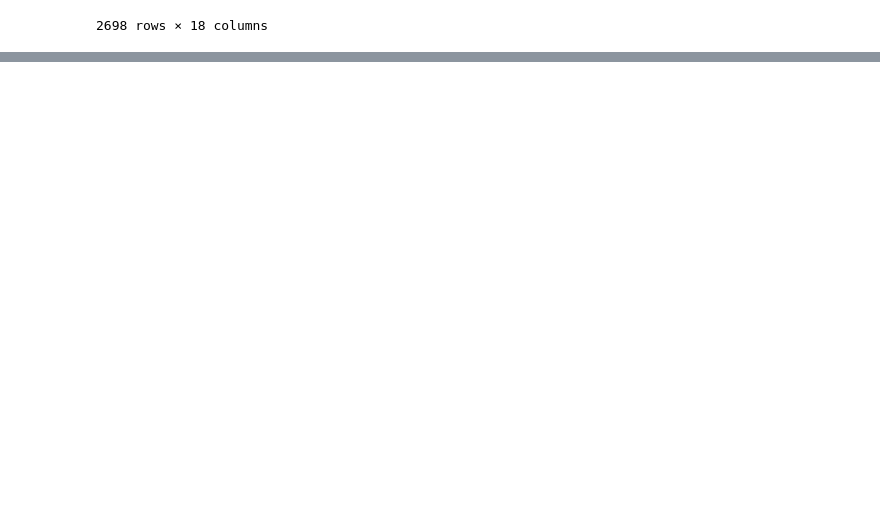
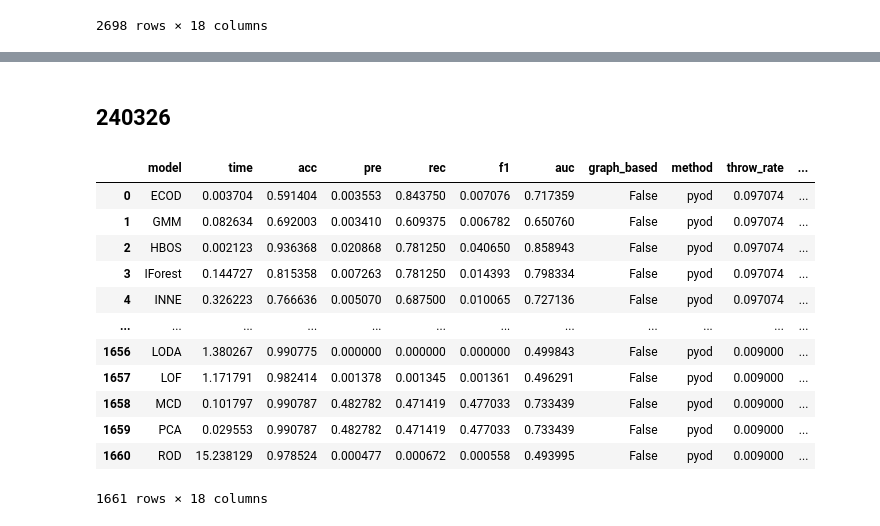
Before and after one commit to boram-coco/GNNpaper, a Jupyter notebook: posts/240220 csv모음.ipynb, the cells around one changed output, grey strips where cells are left out. Cells and saved outputs as stored; diff of their text form; code cells hidden in the pictures; blank space fills up the shorter version.

```diff
--- a/posts/240220 csv모음.ipynb
+++ b/posts/240220 csv모음.ipynb
@@ -128,0 +114,32 @@ Name: throw_rate, Length: 2698, dtype: float64
+# %% [markdown]
+## 240326
+# %%
+folder_path = './results'
+# %%
+all_data = []
+# %%
+for file_name in os.listdir(folder_path):
+
+    if file_name.endswith('.csv'):
+
+        df = pd.read_csv(os.path.join(folder_path, file_name))
+
+        all_data.append(df)
+# %%
+merged_df = pd.concat(all_data, ignore_index=True)
+# %%
+merged_df
+# %% [output]
+|  | model | time | acc | pre | rec | f1 | auc | graph_based | method | throw_rate | ... |
+| 0 | ECOD | 0.003704 | 0.591404 | 0.003553 | 0.843750 | 0.007076 | 0.717359 | False | pyod | 0.097074 | ... |
+| 1 | GMM | 0.082634 | 0.692003 | 0.003410 | 0.609375 | 0.006782 | 0.650760 | False | pyod | 0.097074 | ... |
+| 2 | HBOS | 0.002123 | 0.936368 | 0.020868 | 0.781250 | 0.040650 | 0.858943 | False | pyod | 0.097074 | ... |
+| 3 | IForest | 0.144727 | 0.815358 | 0.007263 | 0.781250 | 0.014393 | 0.798334 | False | pyod | 0.097074 | ... |
+| 4 | INNE | 0.326223 | 0.766636 | 0.005070 | 0.687500 | 0.010065 | 0.727136 | False | pyod | 0.097074 | ... |
+| ... | ... | ... | ... | ... | ... | ... | ... | ... | ... | ... | ... |
+| 1656 | LODA | 1.380267 | 0.990775 | 0.000000 | 0.000000 | 0.000000 | 0.499843 | False | pyod | 0.009000 | ... |
+| 1657 | LOF | 1.171791 | 0.982414 | 0.001378 | 0.001345 | 0.001361 | 0.496291 | False | pyod | 0.009000 | ... |
+| 1658 | MCD | 0.101797 | 0.990787 | 0.482782 | 0.471419 | 0.477033 | 0.733439 | False | pyod | 0.009000 | ... |
+| 1659 | PCA | 0.029553 | 0.990787 | 0.482782 | 0.471419 | 0.477033 | 0.733439 | False | pyod | 0.009000 | ... |
+| 1660 | ROD | 15.238129 | 0.978524 | 0.000477 | 0.000672 | 0.000558 | 0.493995 | False | pyod | 0.009000 | ... |
+1661 rows × 18 columns
```
Also changed, not shown: parts of 4 cells of this notebook, 20 other files.
